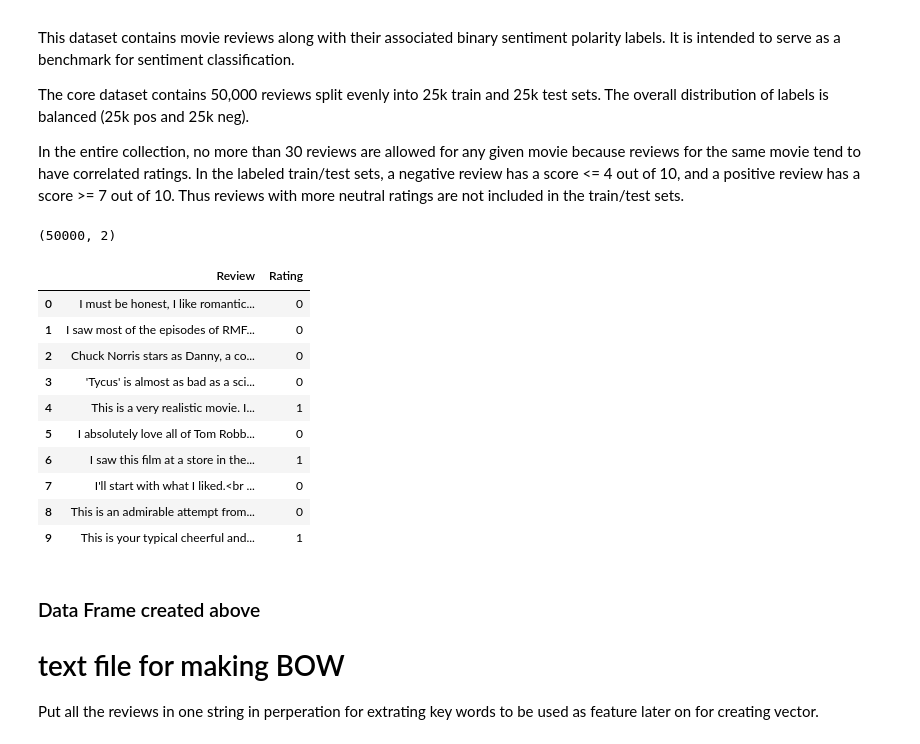
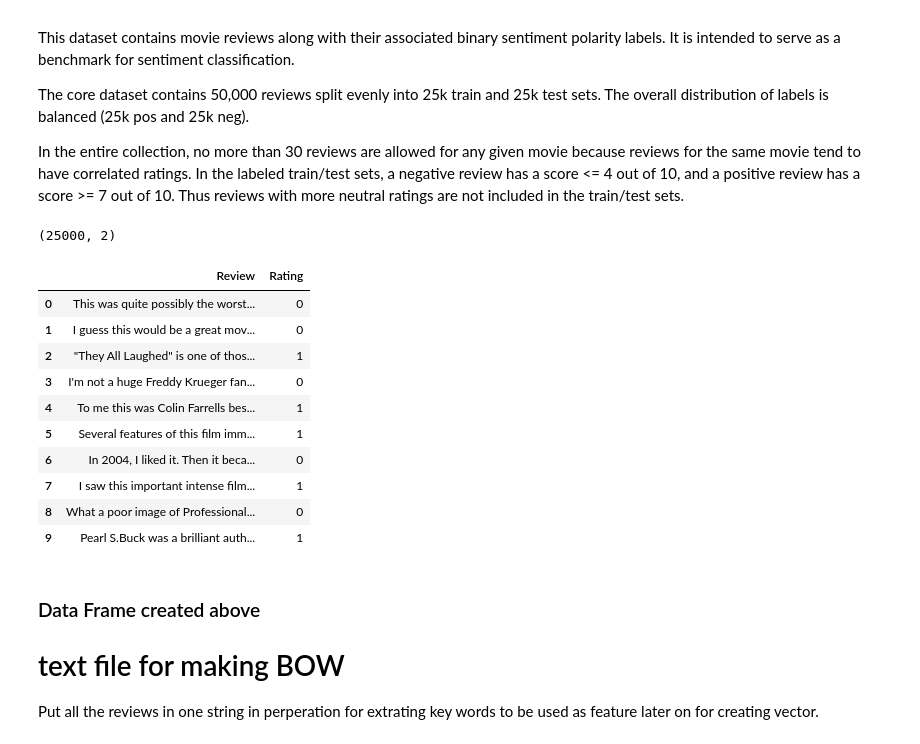
Before and after one commit to ktseringchem/ThinkfulProjects, a Jupyter notebook: Thinkful Projects/unsupervised learning/Unsupervised capstone/unsupervised capstone.ipynb, the cells around one changed output. Drawn from its saved outputs; the diff is of its cells as text; code cells hidden in the pictures.

```diff
--- a/Thinkful Projects/unsupervised learning/Unsupervised capstone/unsupervised capstone.ipynb
+++ b/Thinkful Projects/unsupervised learning/Unsupervised capstone/unsupervised capstone.ipynb
@@ -75,22 +63,22 @@ review_df4 = pd.DataFrame(review_df4)
 # %%
 #put all the above dataframe in one dataframe
-review_df = pd.concat([review_df1, review_df2, review_df3, review_df4]).sample(frac=1).reset_index(drop=True)
+review_df = pd.concat([review_df1, review_df2]).sample(frac=1).reset_index(drop=True)
 review_df.columns = ['Review', 'Rating']
 print(review_df.shape)
 review_df.head(10)
 # %% [output]
-(50000, 2)
+(25000, 2)
 |  | Review | Rating |
-| 0 | I must be honest, I like romantic... | 0 |
-| 1 | I saw most of the episodes of RMF... | 0 |
-| 2 | Chuck Norris stars as Danny, a co... | 0 |
-| 3 | 'Tycus' is almost as bad as a sci... | 0 |
-| 4 | This is a very realistic movie. I... | 1 |
-| 5 | I absolutely love all of Tom Robb... | 0 |
-| 6 | I saw this film at a store in the... | 1 |
-| 7 | I'll start with what I liked.<br ... | 0 |
-| 8 | This is an admirable attempt from... | 0 |
-| 9 | This is your typical cheerful and... | 1 |
+| 0 | This was quite possibly the worst... | 0 |
+| 1 | I guess this would be a great mov... | 0 |
+| 2 | "They All Laughed" is one of thos... | 1 |
+| 3 | I'm not a huge Freddy Krueger fan... | 0 |
+| 4 | To me this was Colin Farrells bes... | 1 |
+| 5 | Several features of this film imm... | 1 |
+| 6 | In 2004, I liked it. Then it beca... | 0 |
+| 7 | I saw this important intense film... | 1 |
+| 8 | What a poor image of Professional... | 0 |
+| 9 | Pearl S.Buck was a brilliant auth... | 1 |
 # %% [markdown]
 ### Data Frame created above
 
```
Also changed, not shown: parts of 93 cells of this notebook.
